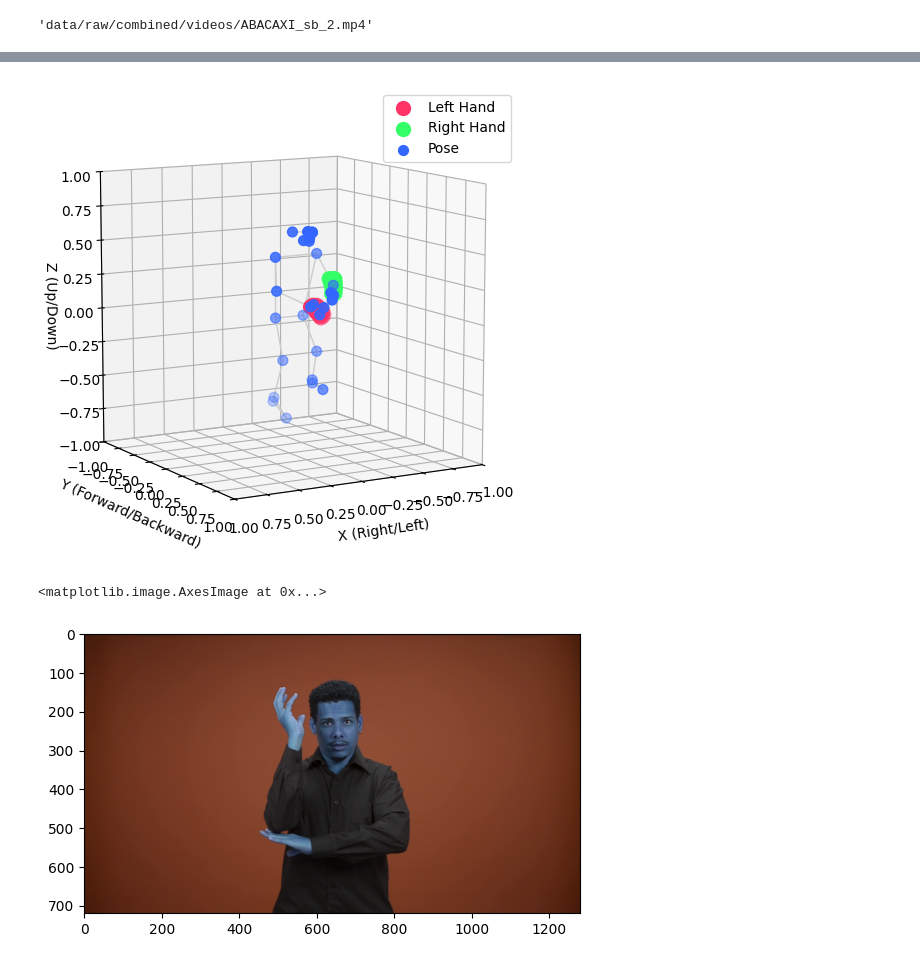
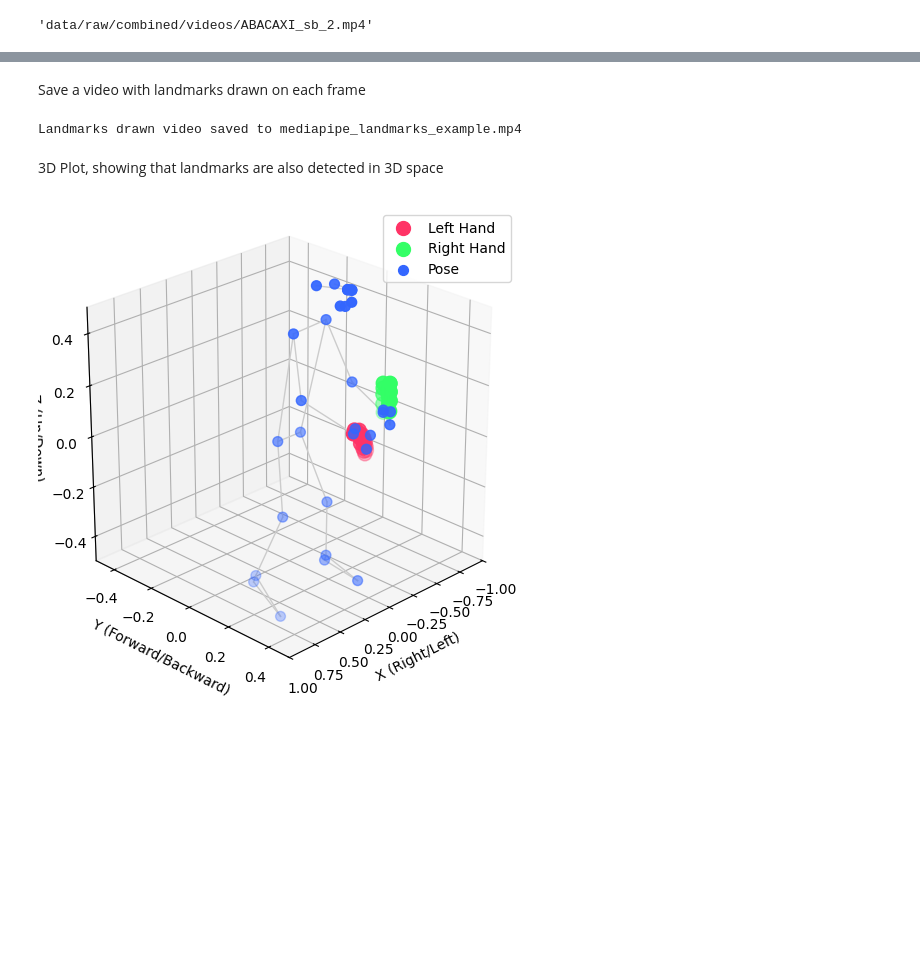
Before and after one commit to patrickf949/SaoPauloBrazilChapter_BrazilianSignLanguage, a Jupyter notebook: code/preprocess/mediapipe_holistic.ipynb, the cells around one changed output, grey strips where cells are left out. Cells and saved outputs as stored; diff of their text form; code cells hidden in the pictures; blank space fills up the shorter version.

Commit message:
improved and reorganised the code for mediapipe detection and preprocessing

```diff
--- a/code/preprocess/mediapipe_holistic.ipynb
+++ b/code/preprocess/mediapipe_holistic.ipynb
@@ -83,7 +95,7 @@ video_path
 'data/raw/combined/videos/ABACAXI_sb_2.mp4'
 # %%
 # Initialize detector
-detector = mh.MediaPipeHolisticDetector(
+mediapipe = mh.MediaPipeHolistic(
     min_detection_confidence=0.5,
     min_tracking_confidence=0.5,
     model_complexity=1,  # 0=Lite, 1=Full, 2=Heavy
@@ -144,0 +104,2 @@ plt.imshow(blank_canvas)
+# %%
+landmarks = mediapipe.process_video(video_path)
@@ -145,17 +139,21 @@ plt.imshow(blank_canvas)
+# %% [markdown]
+Save a video with landmarks drawn on each frame
+# %%
+mediapipe.draw_landmarks_on_video(video_path, landmarks, 'mediapipe_landmarks_example.mp4')
+# %% [output]
+Landmarks drawn video saved to mediapipe_landmarks_example.mp4
+# %% [markdown]
+3D Plot, showing that landmarks are also detected in 3D space
 # %%
-fig = detector.draw_landmarks_3d(
-    results[frame_index],  # landmarks from first frame
+fig = mediapipe.draw_landmarks_3d(
+    landmarks[frame_index],
     figsize=(5, 5),
-    elev=10,     # Look slightly from above
-    azim=60,     # 45-degree horizontal rotation
-    xlim=(-1, 1),
-    ylim=(-1, 1),
-    zlim=(-1, 1)
+    elev=25,     # Look slightly from above
+    azim=45,     # Look from the front
+    xlim=(-1,1),
+    ylim=(-.5,.5),
+    zlim=(-.5,.5)
 )
+plt.show()
 # %% [output]
-[figure, old version]
+[figure, new version]
-# %%
-plt.imshow(get_frame(50, video_path))
-# %% [output]
-<matplotlib.image.AxesImage at 0x...>
-[figure, removed]
```
Also changed, not shown: parts of 32 cells of this notebook, 1 other file.
